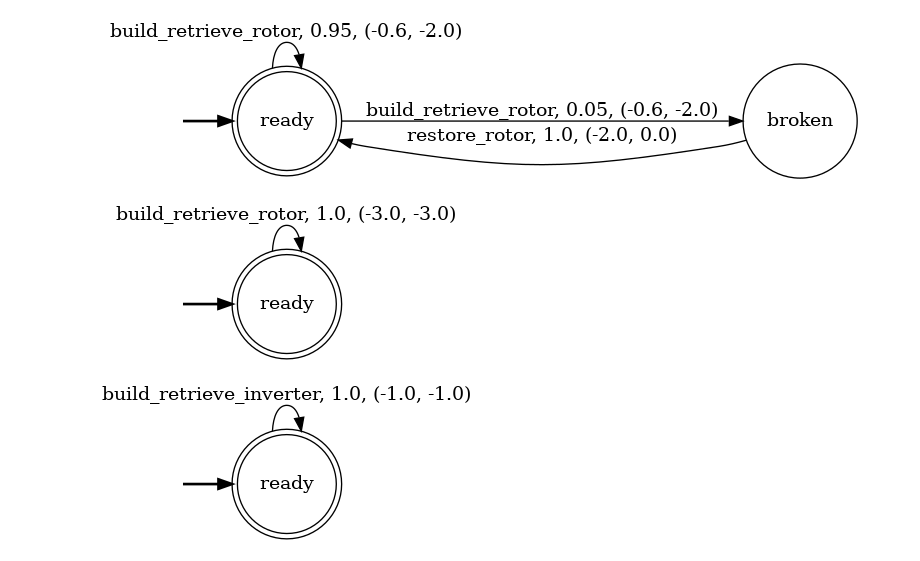
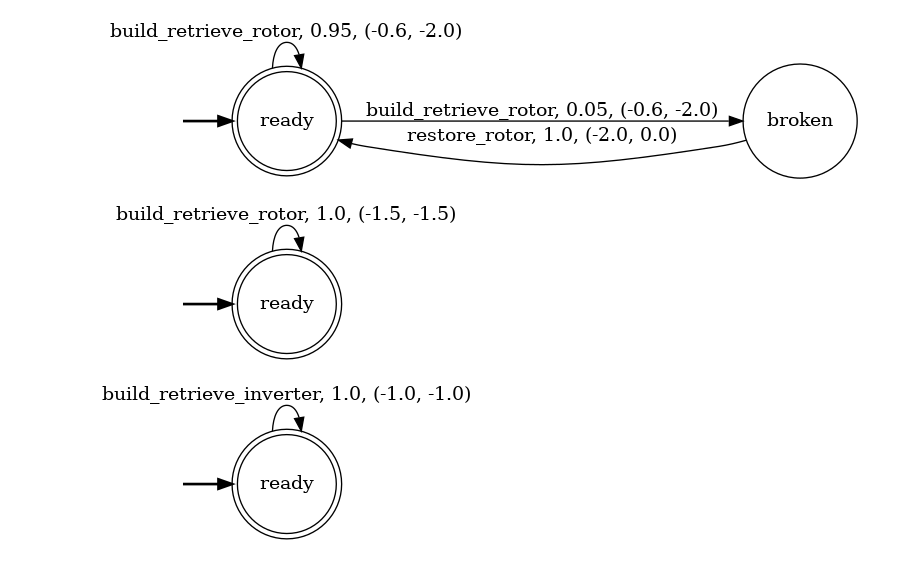
Before and after one commit to luusi/stochastic-service-composition-with-ltlf-goals, a Jupyter notebook: docs/notebooks/01-electric-motor-production.ipynb, the cells around one changed output. Cells and saved outputs as stored; diff of their text form; code cells hidden in the pictures.

```diff
--- a/docs/notebooks/01-electric-motor-production.ipynb
+++ b/docs/notebooks/01-electric-motor-production.ipynb
@@ -154,19 +154,19 @@ render_service(service_rotor_builder_2)
 # %%
 def rotor_warehouse_service(economic_cost: float = DEFAULT_REWARD_ECONOMIC_COST, quality_cost: float = DEFAULT_REWARD_QUALITY_COST) -> Service:
     """Build the rotor warehouse device."""
     transitions = {
         "ready": {
             BUILD_RETRIEVE_ROTOR: ({"ready": 1.0}, (economic_cost, quality_cost)),
         },
     }
     final_states = {"ready"}
     initial_state = "ready"
     return build_service_from_transitions(transitions, initial_state, final_states)  # type: ignore
 
-service_rotor_warehouse = rotor_warehouse_service(-3.0, -3.0)
+service_rotor_warehouse = rotor_warehouse_service(-1.5, -1.5)
 render_service(service_rotor_warehouse)
 # %% [output]
-[figure, old version]
+[figure, new version]
 # %%
 def inverter_warehouse_service(economic_cost: float = DEFAULT_REWARD_ECONOMIC_COST, quality_cost: float = DEFAULT_REWARD_QUALITY_COST) -> Service:
     """Build the inverter warehouse device."""
```
Also changed, not shown: parts of 14 cells of this notebook.
